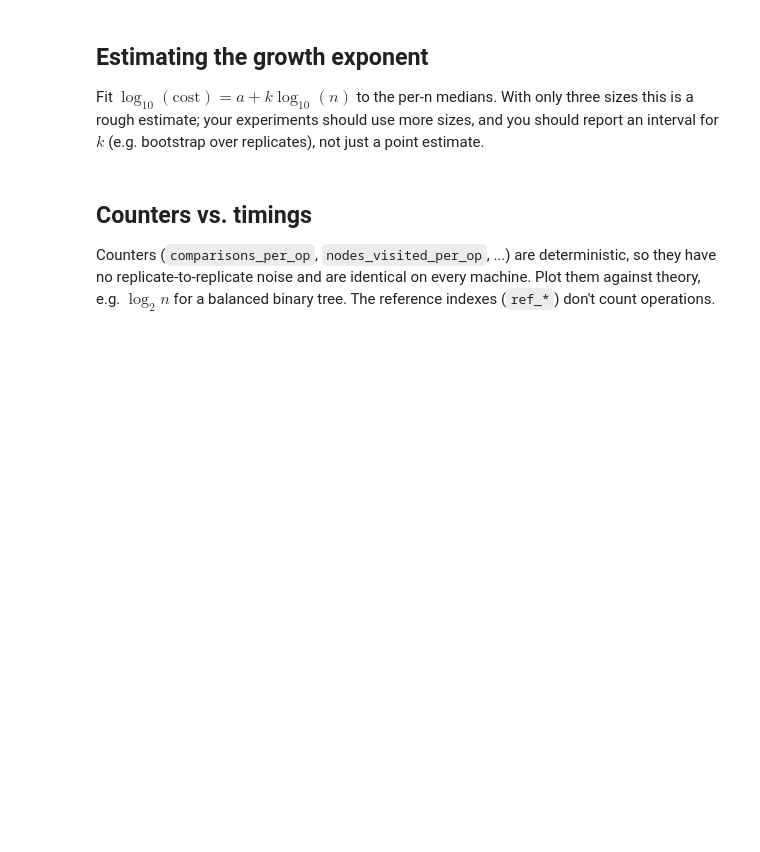
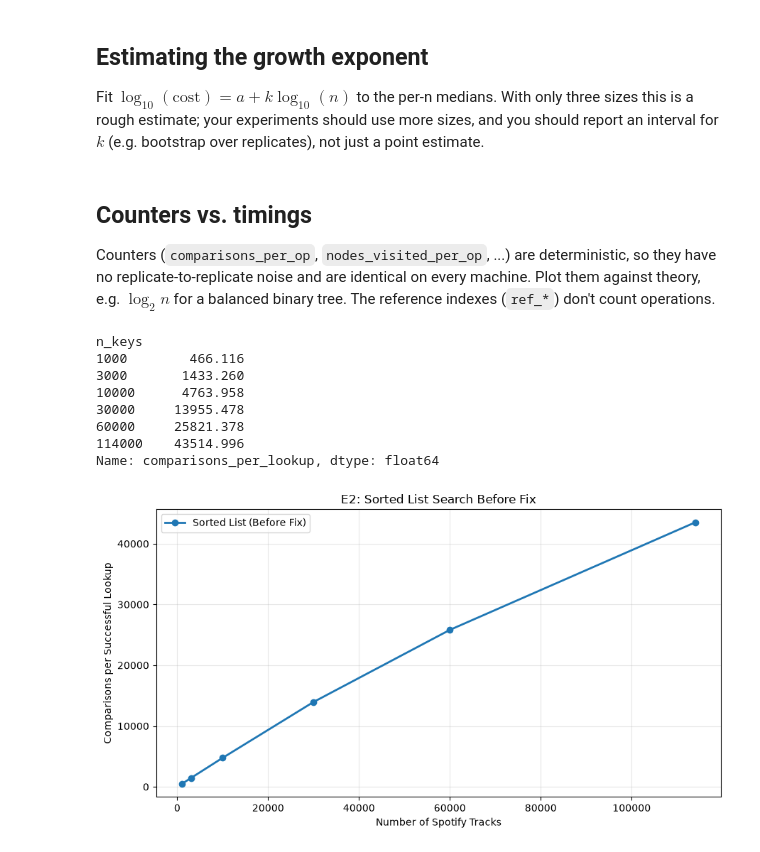
Before and after one commit to rachelelevathingal/NU-DS4300-Index-It-, a Jupyter notebook: analysis/starter.ipynb, the cells around one changed output. Drawn from its saved outputs; the diff is of its cells as text; code cells hidden in the pictures; blank space fills up the shorter version.

Commit message:
Created Figure

```diff
--- a/analysis/starter.ipynb
+++ b/analysis/starter.ipynb
@@ -88,3 +88,80 @@ ax.plot(n, np.log2(n), "k--", label="log2(n)")
 ax.set(xscale="log", yscale="log", xlabel="keys in index (n)", ylabel="comparisons per lookup")
 ax.legend(bbox_to_anchor=(1.02, 1), loc="upper left")
 plt.tight_layout()
+# %%
+
+import pandas as pd
+import matplotlib.pyplot as plt
+from pathlib import Path
+
+# Find the project folder
+root = Path.cwd()
+if not (root / "results" / "timings.csv").exists():
+    root = root.parent
+
+# Read your experiment measurements
+df = pd.read_csv(root / "results" / "timings.csv")
+
+# Select your original E2 sorted-list results
+e2 = df[
+    (df["experiment"] == "E2_point_lookup") &
+    (df["session_id"] == "26d932c399ee") &
+    (df["code_version"] == "c2406c6") &
+    (df["index_type"] == "sorted_list") &
+    (df["operation"] == "point_hit")
+].copy()
+
+# Calculate comparisons per lookup
+e2["comparisons_per_lookup"] = (
+    e2["comparisons"] / e2["n_ops"]
+)
+
+# Find the median over five repetitions
+summary = (
+    e2.groupby("n_keys")["comparisons_per_lookup"]
+    .median()
+    .sort_index()
+)
+
+print(summary)
+
+# Create the graph
+fig, ax = plt.subplots(figsize=(9, 5))
+
+ax.plot(
+    summary.index,
+    summary.values,
+    marker="o",
+    linewidth=2,
+    label="Sorted List (Before Fix)"
+)
+
+ax.set_xlabel("Number of Spotify Tracks")
+ax.set_ylabel("Comparisons per Successful Lookup")
+ax.set_title("E2: Sorted List Search Before Fix")
+ax.legend()
+ax.grid(True, alpha=0.3)
+
+fig.tight_layout()
+
+# Save the graph for the incident report
+figure_dir = root / "analysis" / "figures"
+figure_dir.mkdir(parents=True, exist_ok=True)
+
+fig.savefig(
+    figure_dir / "INC01_E2_sorted_list_before.png",
+    dpi=300,
+    bbox_inches="tight"
+)
+
+plt.show()
+# %% [output]
+n_keys
+1000        466.116
+3000       1433.260
+10000      4763.958
+30000     13955.478
+60000     25821.378
+114000    43514.996
+Name: comparisons_per_lookup, dtype: float64
+[figure, added]
```
Also changed, not shown: 2 other files.
